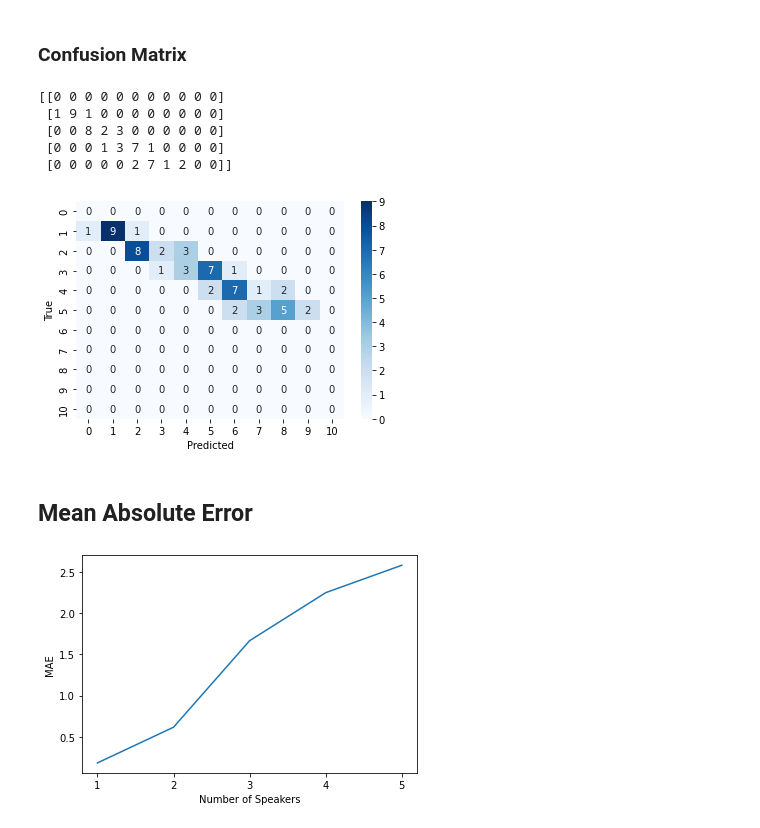
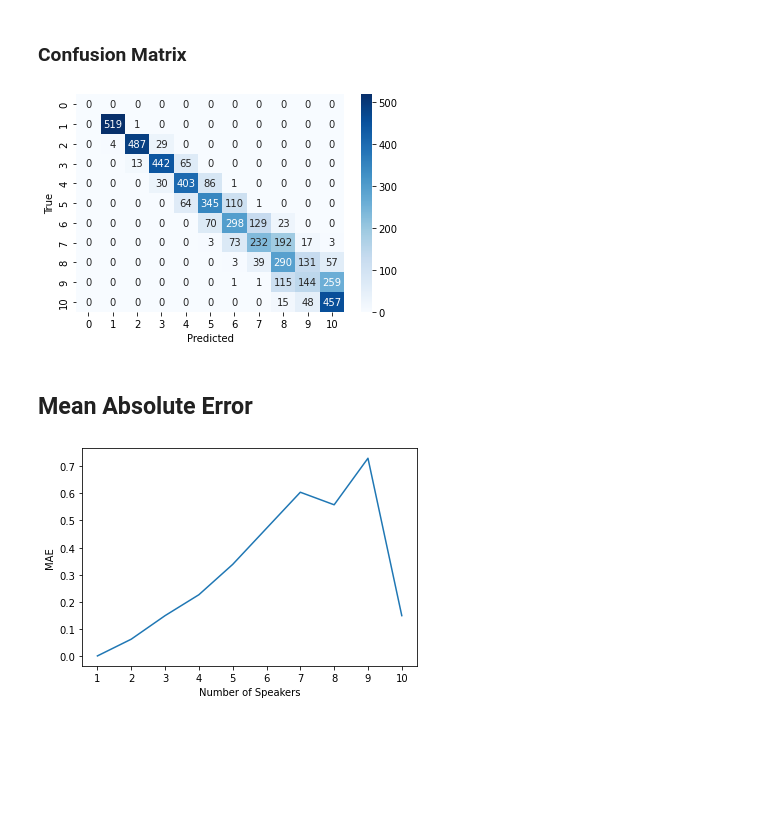
Before and after one commit to marlousnijman/ASR-speaker-estimation, a Jupyter notebook: src/pipeline.ipynb, the cells around one changed output. Cells and saved outputs as stored; diff of their text form; code cells hidden in the pictures; blank space fills up the shorter version.

```diff
--- a/src/pipeline.ipynb
+++ b/src/pipeline.ipynb
@@ -260,34 +260,28 @@ if not os.path.exists(IMAGE_DIR):
 # %%
 if test:
     cm = confusion_matrix(true, pred, labels=np.arange(max_k+1))
-    print(cm[:5])
     sn.heatmap(cm, annot=True, fmt="g", cmap="Blues")
     plt.ylabel("True")
     plt.xlabel("Predicted")
     plt.savefig(os.path.join(IMAGE_DIR, "confusion_matrix.png"))
     plt.show()
 # %% [output]
-[[0 0 0 0 0 0 0 0 0 0 0]
- [1 9 1 0 0 0 0 0 0 0 0]
- [0 0 8 2 3 0 0 0 0 0 0]
- [0 0 0 1 3 7 1 0 0 0 0]
- [0 0 0 0 0 2 7 1 2 0 0]]
-[figure, old version]
+[figure, new version]
 # %% [markdown]
 ## Mean Absolute Error
 # %%
 if test:
     mae_scores = []
-    for i in range(1,5+1):
+    for i in range(1,max_k+1):
         mae = mean_absolute_error(true[true == i], pred[true == i])
         mae_scores.append(mae)
 # %%
 if test:
-    plt.plot(np.arange(1,5+1), mae_scores)
+    plt.plot(np.arange(1,max_k+1), mae_scores)
     plt.xlabel("Number of Speakers")
     plt.ylabel("MAE")
-    plt.xticks(np.arange(1,6))
+    plt.xticks(np.arange(1,max_k+1))
     plt.savefig(os.path.join(IMAGE_DIR, "mae.png"))
     plt.show()
 # %% [output]
-[figure, old version]
+[figure, new version]
```
Also changed, not shown: parts of 3 cells of this notebook, 3 other files.
